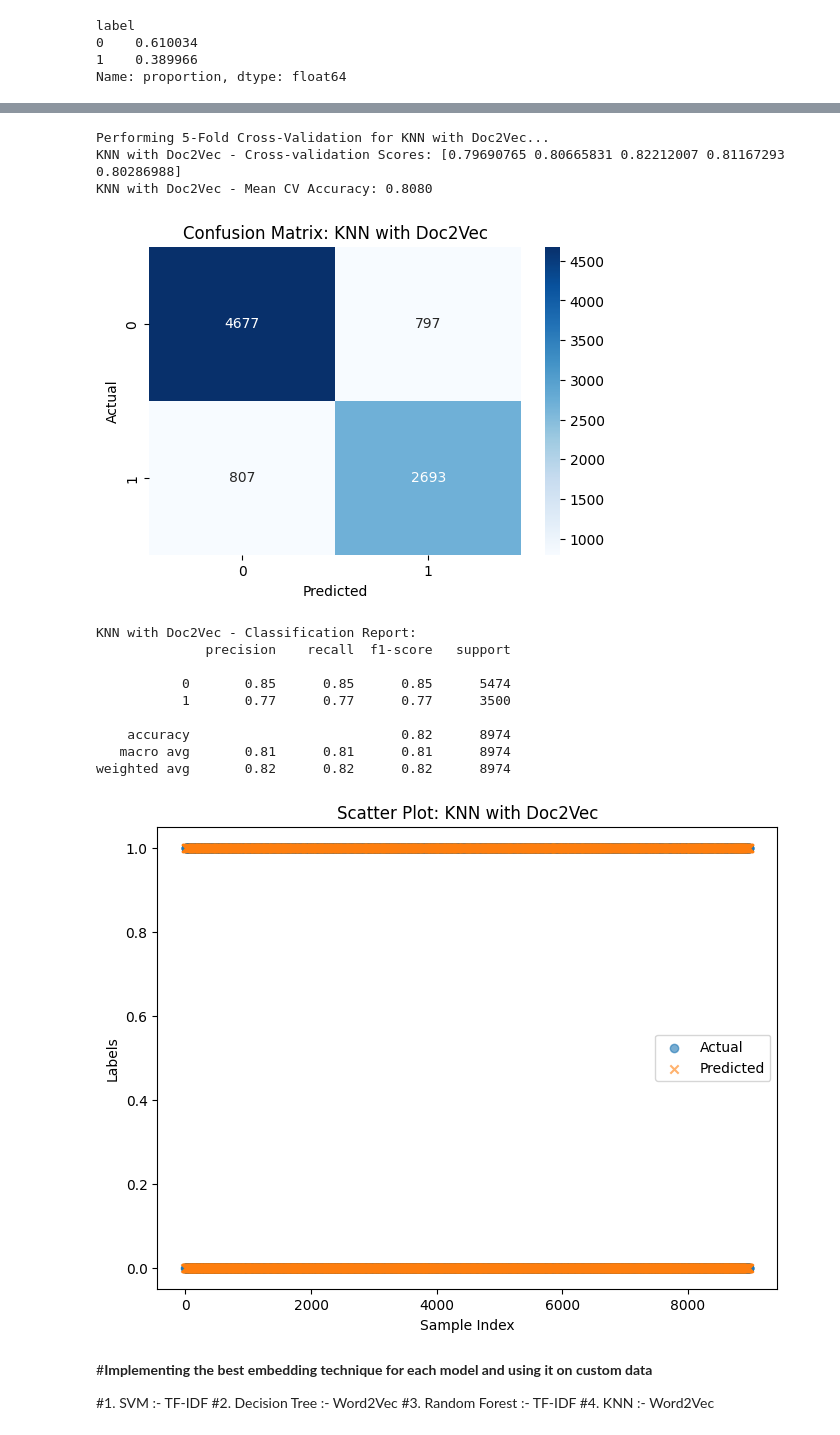
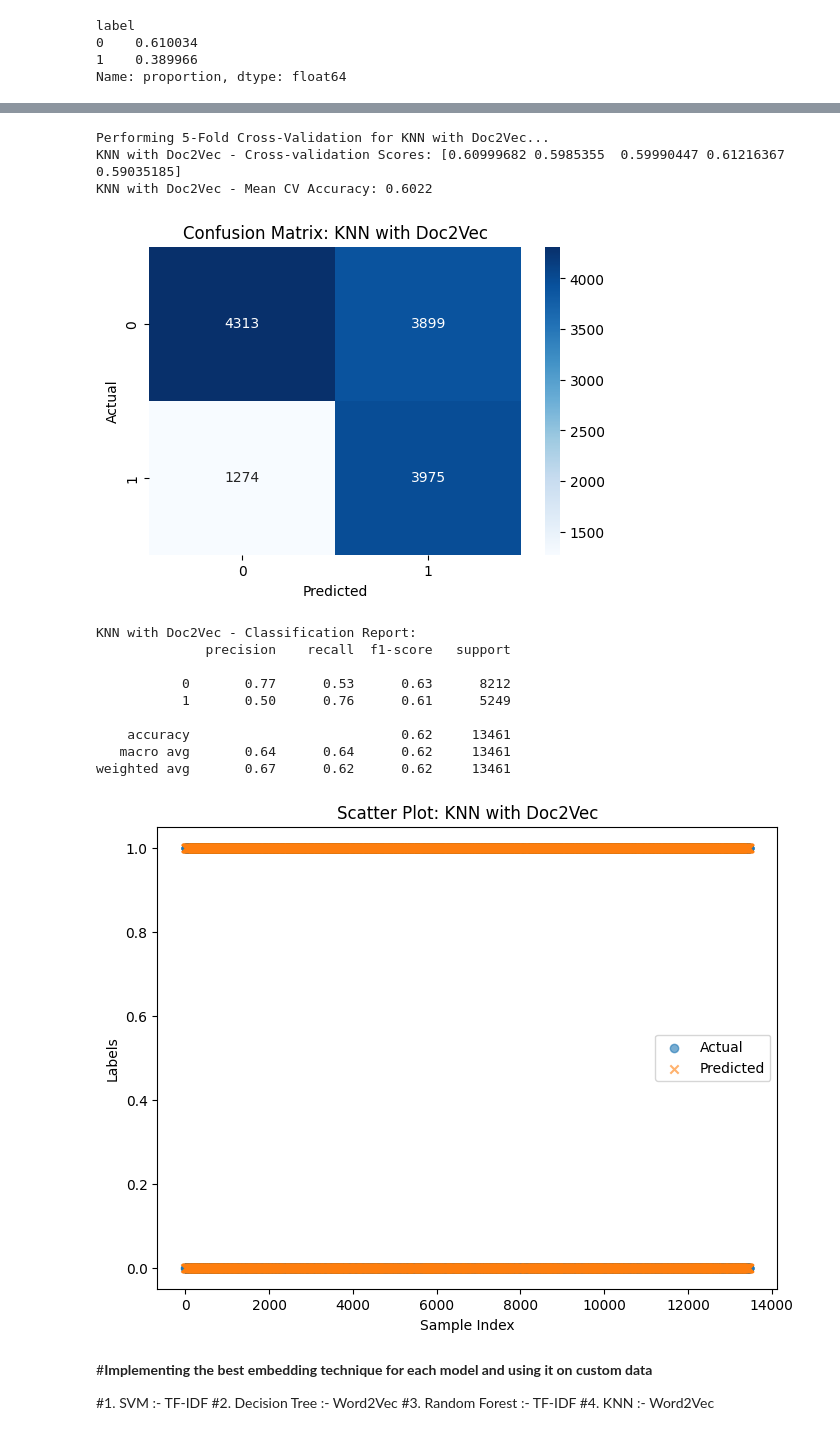
Before and after one commit to ChapelFob80930/AI-Generated-Text-Detector, a Jupyter notebook: AITextTest2.ipynb, the cells around one changed output, grey strips where cells are left out. Saved outputs shown, nothing was run; the diff lists cells and outputs as text; code cells hidden in the pictures.

```diff
--- a/AITextTest2.ipynb
+++ b/AITextTest2.ipynb
@@ -192,13 +196,13 @@ from gensim.models import Word2Vec
 
 sentences = ai_generated_dataset["preprocessedText"].apply(lambda x: x.split())
 
-word2vec_model = Word2Vec(sentences, vector_size=100, window=5, min_count=1, workers=4)
+word2vec_model = Word2Vec(sentences, vector_size=200, window=5, min_count=2, workers=4, sg=1)
 
 word_vector = word2vec_model.wv['car']
 print("Vector for 'car':", word_vector)
 
 
-def calculate_average_word_vector(words,model,vector_size=100):
+def calculate_average_word_vector(words,model,vector_size=300):
     word_vectors = [word2vec_model.wv[word] for word in words if word in word2vec_model.wv]
     if word_vectors:
         return np.mean(word_vectors, axis=0)
@@ -280,7 +281,7 @@ tqdm.pandas(desc="Preparing Tagged Documents")
 tagged_data = prepare_tagged_documents(tqdm(ai_generated_dataset["preprocessedText"], desc="Tagging Data"))
 
 
-doc2vec_model = Doc2Vec(tagged_data, vector_size=100, window=5, min_count=1, workers=4)
+doc2vec_model = Doc2Vec(tagged_data, vector_size=300, window=5, min_count=2, workers=4, dm=1,epochs=20)
 
 # Function to generate Doc2Vec vectors
 def generate_doc2vec_vector(index):
@@ -330,4 +331,4 @@ from sklearn.model_selection import train_test_split
 
 y = ai_generated_dataset['label']
 
-train_index, test_index = train_test_split(ai_generated_dataset.index, test_size=0.2, random_state=42, stratify = y)
+train_index, test_index = train_test_split(ai_generated_dataset.index, test_size=0.3, random_state=42, stratify = y)
@@ -801,21 +812,21 @@ weighted avg       0.98      0.98      0.98      8974
 # %%
-knn_model_doc2vec = KNeighborsClassifier(n_neighbors=3)
+knn_model_doc2vec = KNeighborsClassifier(n_neighbors=2,weights='distance',metric='minkowski')
 evaluate_model_with_visualizations(knn_model_doc2vec, X_train_doc2vec, X_test_doc2vec, y_train, y_test, "KNN", "Doc2Vec")
 # %% [output]
 Performing 5-Fold Cross-Validation for KNN with Doc2Vec...
-KNN with Doc2Vec - Cross-validation Scores: [0.79690765 0.80665831 0.82212007 0.81167293 0.80286988]
-KNN with Doc2Vec - Mean CV Accuracy: 0.8080
+KNN with Doc2Vec - Cross-validation Scores: [0.60999682 0.5985355  0.59990447 0.61216367 0.59035185]
+KNN with Doc2Vec - Mean CV Accuracy: 0.6022
-[figure, old version]
+[figure, new version]
 KNN with Doc2Vec - Classification Report:
               precision    recall  f1-score   support
 
-           0       0.85      0.85      0.85      5474
-           1       0.77      0.77      0.77      3500
+           0       0.77      0.53      0.63      8212
+           1       0.50      0.76      0.61      5249
 
-    accuracy                           0.82      8974
-   macro avg       0.81      0.81      0.81      8974
-weighted avg       0.82      0.82      0.82      8974
+    accuracy                           0.62     13461
+   macro avg       0.64      0.64      0.62     13461
+weighted avg       0.67      0.62      0.62     13461
-[figure, old version]
+[figure, new version]
 # %% [markdown]
 #**Implementing the best embedding technique for each model and using it on custom data**
 
```
Also changed, not shown: parts of 21 cells of this notebook.
